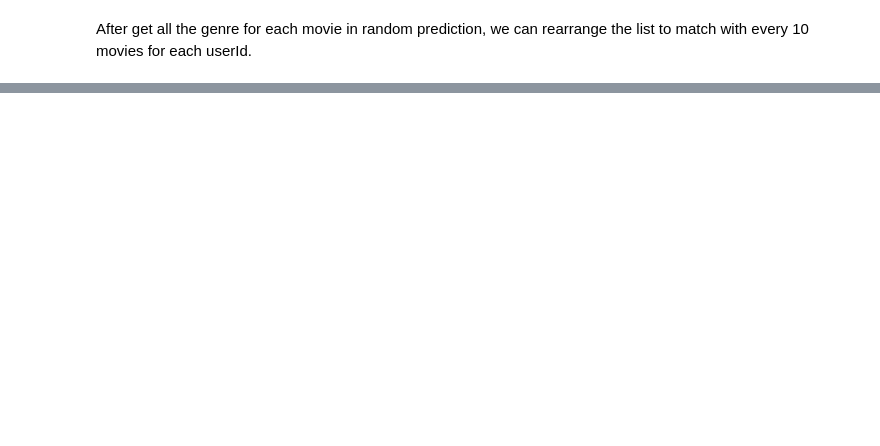
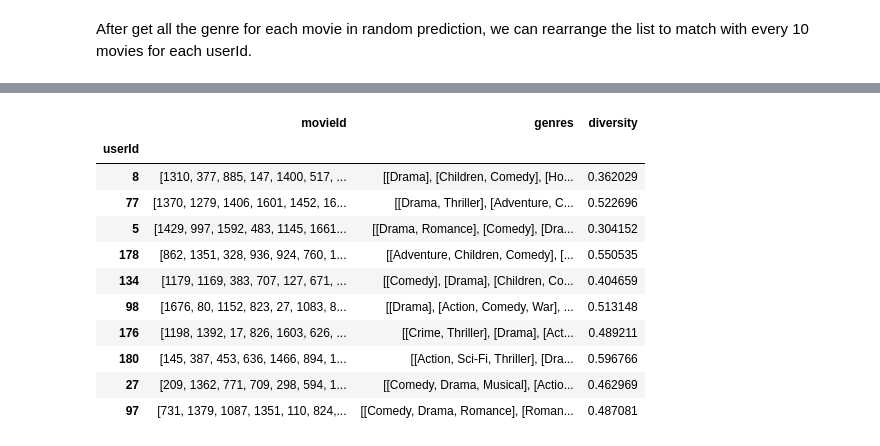
Before and after one commit to EeYeoKeat/Recommendation-System-Algorithms-in-Python, a Jupyter notebook: Movies_Recommendation/Diversity_computation.ipynb, the cells around one changed output, grey strips where cells are left out. Cells and saved outputs as stored; diff of their text form; code cells hidden in the pictures; blank space fills up the shorter version.

Commit message:
complete the diversity function

```diff
--- a/Movies_Recommendation/Diversity_computation.ipynb
+++ b/Movies_Recommendation/Diversity_computation.ipynb
@@ -358,7 +358,8 @@ def get_unique_genre_list_by_user(user_movies_list):
 
   for h in user_movies_list:
     g = check_genre_list(h)
-    total_list.append(g)
+    for k in g:
+      total_list.append(k)
 
   unique_list = list(set(total_list))
 
@@ -389,6 +366,0 @@ for i in random_prediction.index:
-# %%
-def H_lu(lu):
-  H_lu =
-
-
-def Div_lu(Lu):
@@ -395,20 +391,18 @@ def Div_lu(Lu):
 # %%
 # get the userId list in prediction result
-sum_part = 0
+def diversity_per_user(user):
+  sum_part = 0
+  movie_list = random_prediction['movieId'].loc[user]
 
-def diversity_per_user(lu):
-  for user in lu:
-    movie_list = random_prediction['movieId'].loc[user]
+  # total number of topics in recommendation list per user
+  zlu, n_zlu = total_genre_per_list(movie_list)
 
-    # total number of topics in recommendation list per user
-    zlu =
+  for item in movie_list:
+    txi = check_genre_num(item)
+    value1 = txi/n_zlu
+    value2 = math.log10(value1)
+    sum_part += value1*value2
 
-    for item in movie_list:
-      txi = check_genre_num(item)
-      value1 = txi/zlu
-      value2 = math.log(value1)
-      sum_part += value1*value2
-
-  diversity_lu = -(sum_part) * Div_lu(lu)
+  diversity_lu = -(sum_part) * Div_lu(movie_list)
 
   return diversity_lu
@@ -432,0 +419,4 @@ test
+# %%
+diversity = []
+for u in random_prediction.index:
+  diversity.append(diversity_per_user(u))
@@ -432,0 +436,16 @@ test
+# %%
+random_prediction['diversity'] = diversity
+random_prediction
+# %% [output]
+|  | movieId | genres | diversity |
+| userId |  |  |  |
+| 8 | [1310, 377, 885, 147, 1400, 517, ... | [[Drama], [Children, Comedy], [Ho... | 0.362029 |
+| 77 | [1370, 1279, 1406, 1601, 1452, 16... | [[Drama, Thriller], [Adventure, C... | 0.522696 |
+| 5 | [1429, 997, 1592, 483, 1145, 1661... | [[Drama, Romance], [Comedy], [Dra... | 0.304152 |
+| 178 | [862, 1351, 328, 936, 924, 760, 1... | [[Adventure, Children, Comedy], [... | 0.550535 |
+| 134 | [1179, 1169, 383, 707, 127, 671, ... | [[Comedy], [Drama], [Children, Co... | 0.404659 |
+| 98 | [1676, 80, 1152, 823, 27, 1083, 8... | [[Drama], [Action, Comedy, War], ... | 0.513148 |
+| 176 | [1198, 1392, 17, 826, 1603, 626, ... | [[Crime, Thriller], [Drama], [Act... | 0.489211 |
+| 180 | [145, 387, 453, 636, 1466, 894, 1... | [[Action, Sci-Fi, Thriller], [Dra... | 0.596766 |
+| 27 | [209, 1362, 771, 709, 298, 594, 1... | [[Comedy, Drama, Musical], [Actio... | 0.462969 |
+| 97 | [731, 1379, 1087, 1351, 110, 824,... | [[Comedy, Drama, Romance], [Roman... | 0.487081 |
```
Also changed, not shown: parts of 20 cells of this notebook.
